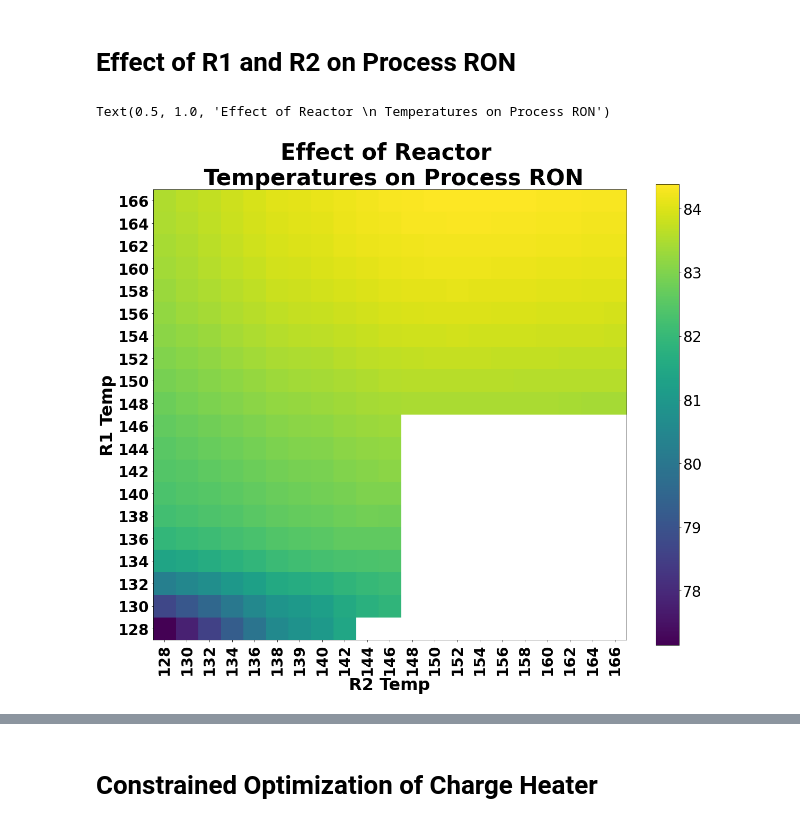
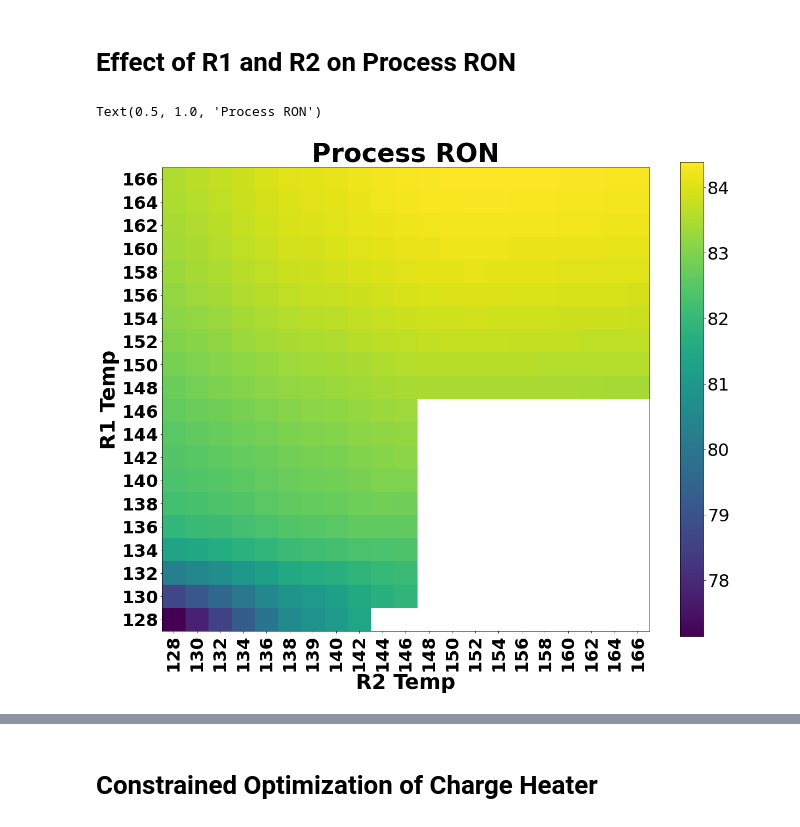
Before and after one commit to KISRDevelopment/iso-exploration, a Jupyter notebook: global_optima.ipynb, the cells around one changed output, grey strips where cells are left out. Cells and saved outputs as stored; diff of their text form; code cells hidden in the pictures.

Commit message:
figure updates

```diff
--- a/global_optima.ipynb
+++ b/global_optima.ipynb
@@ -253,31 +258,31 @@ Text(0.5, 0.98, 'Effect on Process Yield')
 # %%
 r1s = sorted(set(df['r1_temp']))
 r2s = sorted(set(df['r2_temp']))
 dependent_var = 'process_ron'
 
 M = np.zeros((len(r1s), len(r2s)))
 for i, r1t in enumerate(r1s):
     for j, r2t in enumerate(r2s):
         sdf = df[(df['r1_temp'] == r1t) & (df['r2_temp'] == r2t)]
         mean_dep = np.mean(sdf[dependent_var])
         M[i, j] = mean_dep
 
 n,m = M.shape
 
 f, ax = plt.subplots(1, 1, figsize=(20, 20))
 im = ax.imshow(M, origin='lower')
 ax.set_xticks(np.arange(m))
-ax.set_xticklabels(['%d' % d for d in r2s], rotation=90, fontsize=28, fontweight='bold')
+ax.set_xticklabels(['%d' % d for d in r2s], rotation=90, fontsize=32, fontweight='bold')
 ax.set_yticks(np.arange(n))
-ax.set_yticklabels(['%d' % d for d in r1s], fontsize=28, fontweight='bold')
-ax.set_xlabel('R2 Temp', fontsize=32, fontweight='bold')
-ax.set_ylabel('R1 Temp', fontsize=32, fontweight='bold')
+ax.set_yticklabels(['%d' % d for d in r1s], fontsize=32, fontweight='bold')
+ax.set_xlabel('R2 Temp', fontsize=38, fontweight='bold')
+ax.set_ylabel('R1 Temp', fontsize=38, fontweight='bold')
 cbar = f.colorbar(im, ax=ax, shrink=0.8)
-cbar.ax.tick_params(labelsize=28)
-ax.set_title('Effect of Reactor \n Temperatures on Process RON', fontsize=42, fontweight='bold')
+cbar.ax.tick_params(labelsize=32)
+ax.set_title('Process RON', fontsize=48, fontweight='bold')
 # %% [output]
-Text(0.5, 1.0, 'Effect of Reactor \n Temperatures on Process RON')
+Text(0.5, 1.0, 'Process RON')
-[figure, old version]
+[figure, new version]
 # %%
 r1s = sorted(set(df['r1_temp']))
 r2s = sorted(set(df['r2_temp']))
```
Also changed, not shown: parts of 6 cells of this notebook, 1 other file.
